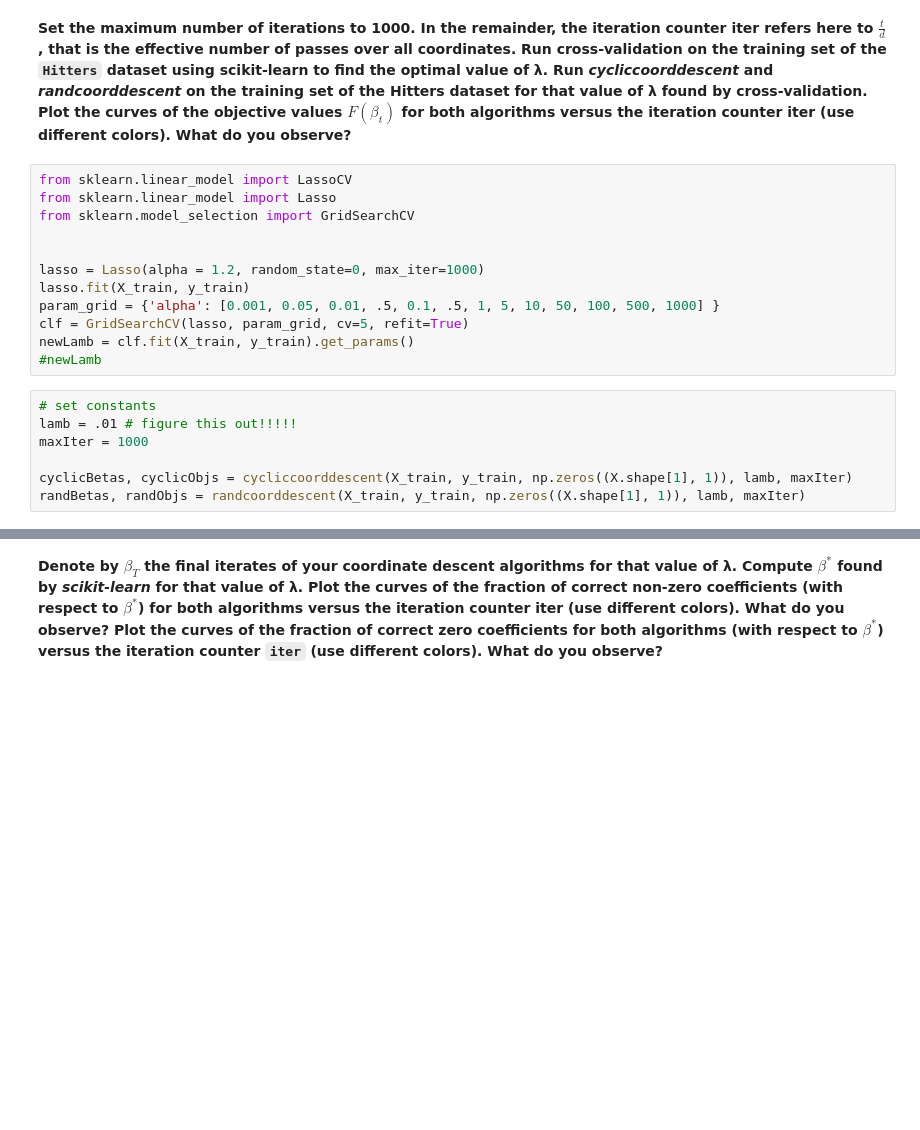
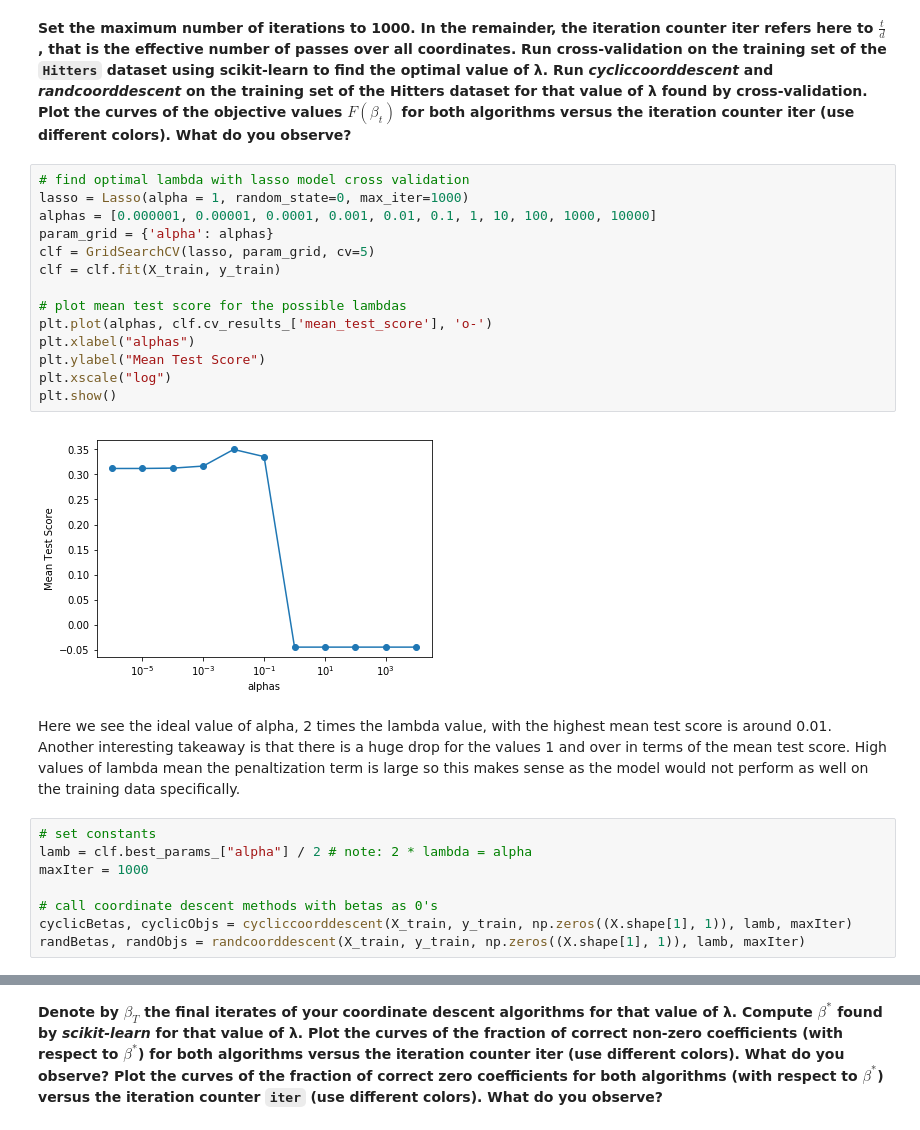
Before and after one commit to TaraWilson17/data558, a Jupyter notebook: hw6.ipynb, the cells around one changed output, grey strips where cells are left out. Drawn from its saved outputs; the diff is of its cells as text; blank space fills up the shorter version.

```diff
--- a/hw6.ipynb
+++ b/hw6.ipynb
@@ -246,23 +283,30 @@ def randcoorddescent(X, y, beta, lamb, maxIter):
     return np.array(betas), np.array(objs)
 # %% [markdown]
 **Set the maximum number of iterations to 1000. In the remainder, the iteration counter iter refers here to $\frac{t}{d}$, that is the effective number of passes over all coordinates. Run cross-validation on the training set of the `Hitters` dataset using scikit-learn to find the optimal value of λ. Run *cycliccoorddescent* and *randcoorddescent* on the training set of the Hitters dataset for that value of λ found by cross-validation. Plot the curves of the objective values $F(\beta_t)$ for both algorithms versus the iteration counter iter (use different colors). What do you observe?**
-# %%
-from sklearn.linear_model import LassoCV
-from sklearn.linear_model import Lasso
-from sklearn.model_selection import GridSearchCV
-
-
-lasso = Lasso(alpha = 1.2, random_state=0, max_iter=1000)
-lasso.fit(X_train, y_train)
-param_grid = {'alpha': [0.001, 0.05, 0.01, .5, 0.1, .5, 1, 5, 10, 50, 100, 500, 1000] }
-clf = GridSearchCV(lasso, param_grid, cv=5, refit=True)
-newLamb = clf.fit(X_train, y_train).get_params()
-#newLamb
+# %%
+# find optimal lambda with lasso model cross validation
+lasso = Lasso(alpha = 1, random_state=0, max_iter=1000)
+alphas = [0.000001, 0.00001, 0.0001, 0.001, 0.01, 0.1, 1, 10, 100, 1000, 10000]
+param_grid = {'alpha': alphas}
+clf = GridSearchCV(lasso, param_grid, cv=5)
+clf = clf.fit(X_train, y_train)
+
+# plot mean test score for the possible lambdas
+plt.plot(alphas, clf.cv_results_['mean_test_score'], 'o-')
+plt.xlabel("alphas")
+plt.ylabel("Mean Test Score")
+plt.xscale("log")
+plt.show()
+# %% [output]
+[figure, added]
+# %% [markdown]
+Here we see the ideal value of alpha, 2 times the lambda value, with the highest mean test score is around 0.01. Another interesting takeaway is that there is a huge drop for the values 1 and over in terms of the mean test score. High values of lambda mean the penaltization term is large so this makes sense as the model would not perform as well on the training data specifically.
 # %%
 # set constants
-lamb = .01 # figure this out!!!!!
+lamb = clf.best_params_["alpha"] / 2 # note: 2 * lambda = alpha
 maxIter = 1000
 
+# call coordinate descent methods with betas as 0's
 cyclicBetas, cyclicObjs = cycliccoorddescent(X_train, y_train, np.zeros((X.shape[1], 1)), lamb, maxIter)
 randBetas, randObjs = randcoorddescent(X_train, y_train, np.zeros((X.shape[1], 1)), lamb, maxIter)
 # %%
```
Also changed, not shown: parts of 48 cells of this notebook.
